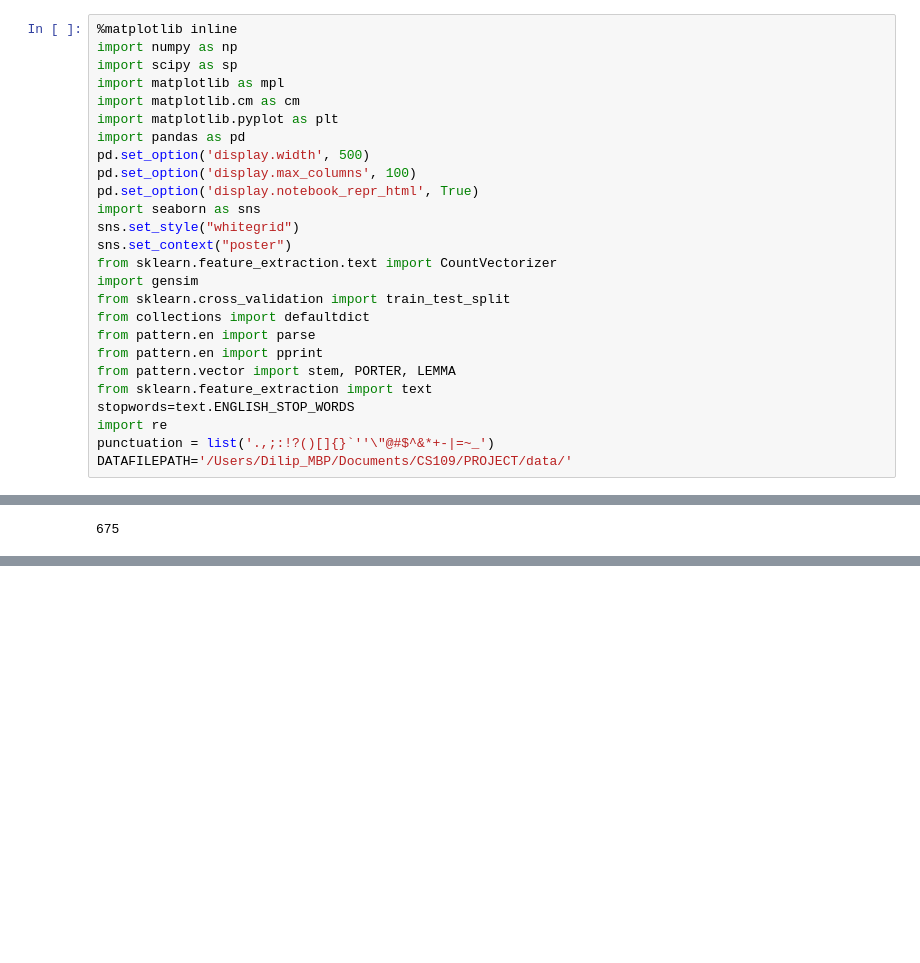
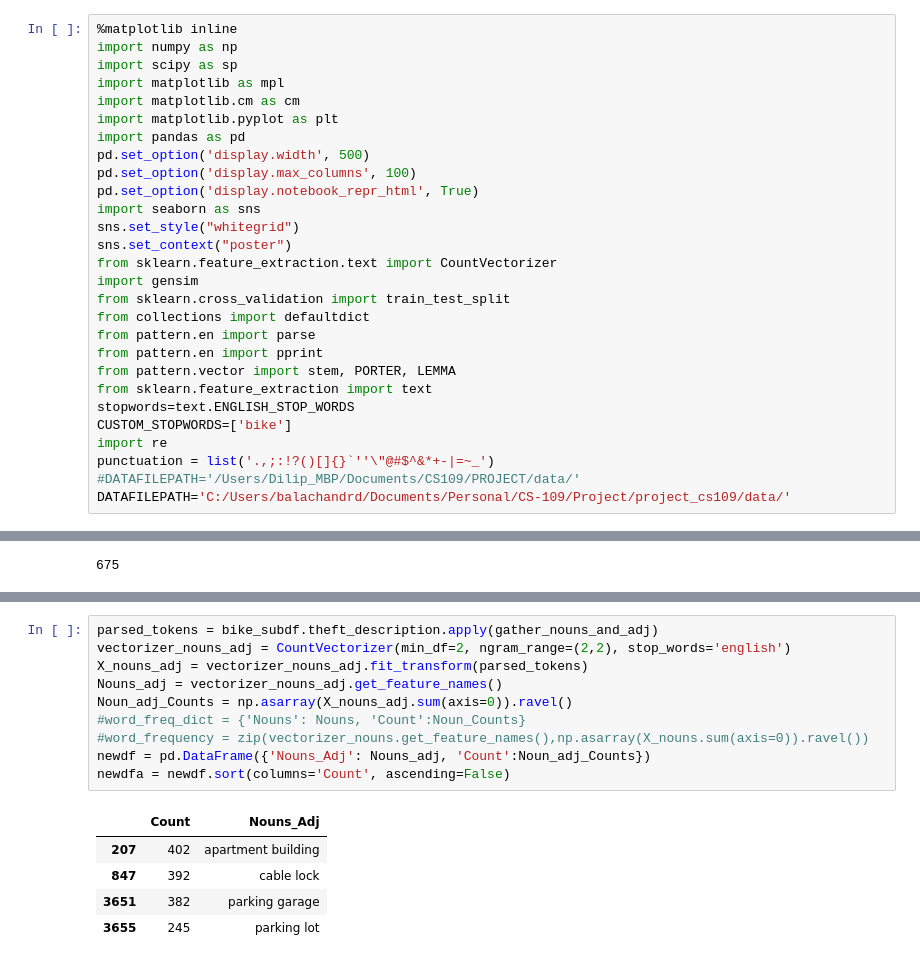
Before and after one commit to dilipbalachandran/project_cs109, a Jupyter notebook: code/Practice_ground.ipynb, the cells around one changed output, grey strips where cells are left out. Saved outputs shown, nothing was run; the diff lists cells and outputs as text; blank space fills up the shorter version.

```diff
--- a/code/Practice_ground.ipynb
+++ b/code/Practice_ground.ipynb
@@ -21,9 +21,11 @@ from pattern.en import pprint
 from pattern.vector import stem, PORTER, LEMMA
 from sklearn.feature_extraction import text
 stopwords=text.ENGLISH_STOP_WORDS
+CUSTOM_STOPWORDS=['bike']
 import re
 punctuation = list('.,;:!?()[]{}`''\"@#$^&*+-|=~_')
-DATAFILEPATH='/Users/Dilip_MBP/Documents/CS109/PROJECT/data/'
+#DATAFILEPATH='/Users/Dilip_MBP/Documents/CS109/PROJECT/data/'
+DATAFILEPATH='C:/Users/balachandrd/Documents/Personal/CS-109/Project/project_cs109/data/'
 # %%
 documents = ["Human machine interface for lab abc computer applications",
 "A survey of user opinion of computer system response time",
@@ -203,0 +226,16 @@ a[4]
+# %%
+parsed_tokens = bike_subdf.theft_description.apply(gather_nouns_and_adj)
+vectorizer_nouns_adj = CountVectorizer(min_df=2, ngram_range=(2,2), stop_words='english')
+X_nouns_adj = vectorizer_nouns_adj.fit_transform(parsed_tokens)
+Nouns_adj = vectorizer_nouns_adj.get_feature_names()
+Noun_adj_Counts = np.asarray(X_nouns_adj.sum(axis=0)).ravel()
+#word_freq_dict = {'Nouns': Nouns, 'Count':Noun_Counts}
+#word_frequency = zip(vectorizer_nouns.get_feature_names(),np.asarray(X_nouns.sum(axis=0)).ravel())
+newdf = pd.DataFrame({'Nouns_Adj': Nouns_adj, 'Count':Noun_adj_Counts})
+newdfa = newdf.sort(columns='Count', ascending=False)
+# %% [output]
+|  | Count | Nouns_Adj |
+| 207 | 402 | apartment building |
+| 847 | 392 | cable lock |
+| 3651 | 382 | parking garage |
+| 3655 | 245 | parking lot |
```
Also changed, not shown: parts of 8 cells of this notebook, 3 other files.
